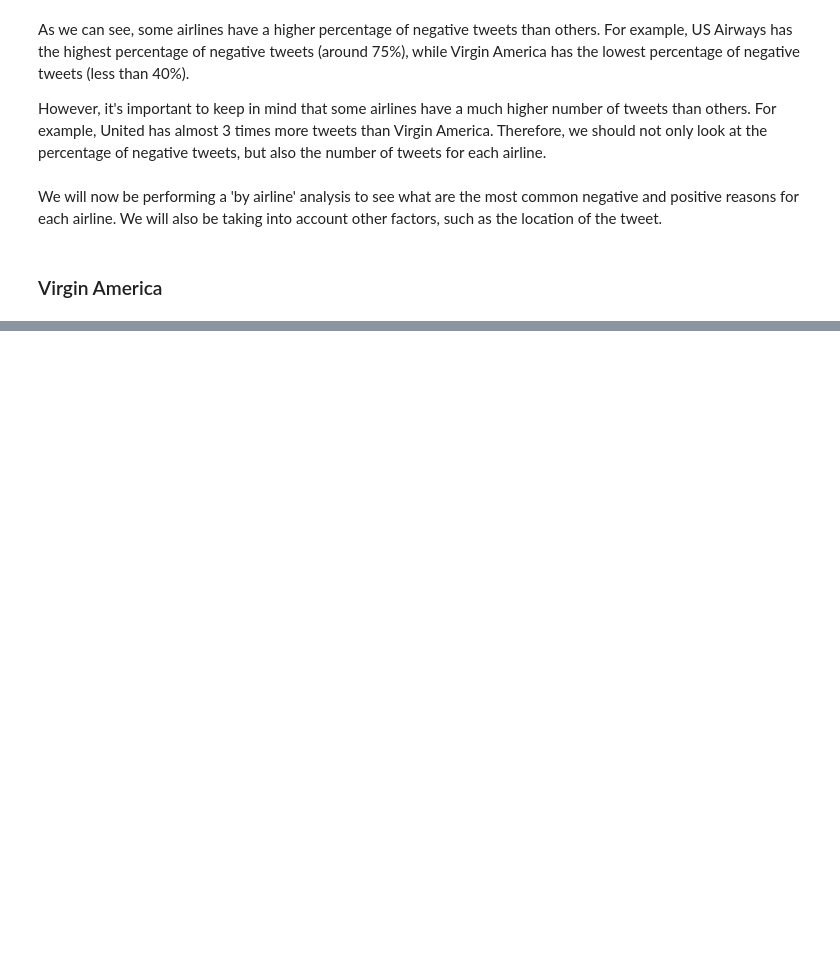
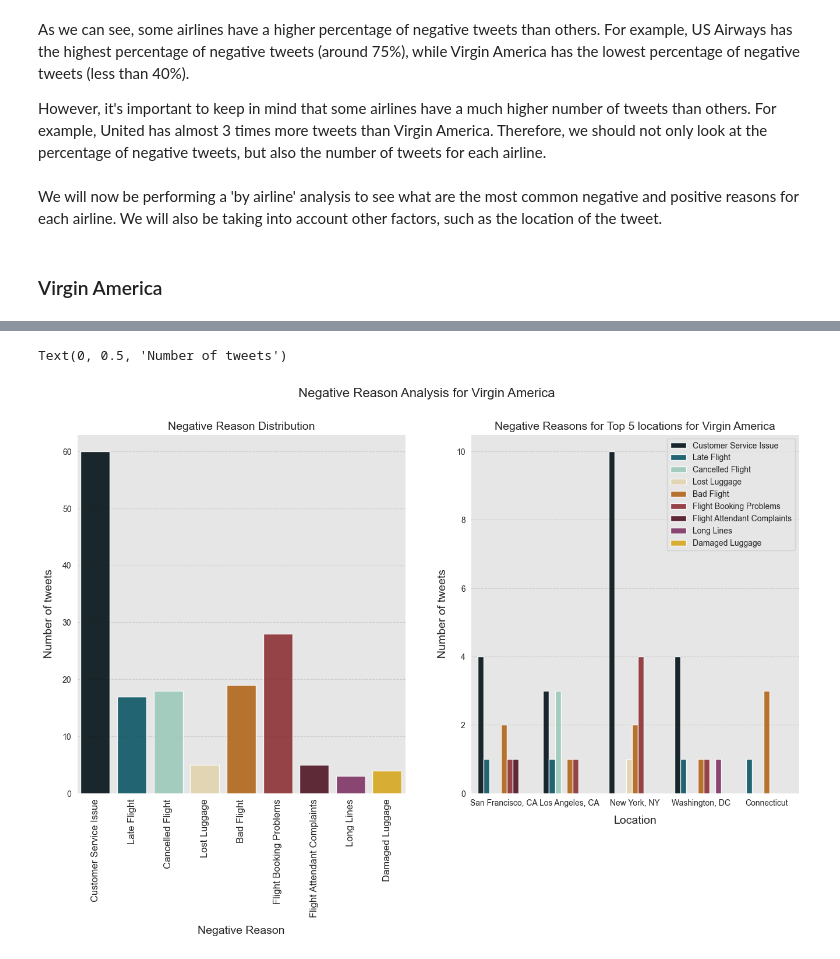
Before and after one commit to scuellaralmagro/airline-sentiment-analysis, a Jupyter notebook: tweets_EDA.ipynb, the cells around one changed output, grey strips where cells are left out. Saved outputs shown, nothing was run; the diff lists cells and outputs as text; code cells hidden in the pictures; blank space fills up the shorter version.

```diff
--- a/tweets_EDA.ipynb
+++ b/tweets_EDA.ipynb
@@ -513,0 +535,44 @@ Text(0.5, 1.0, 'Virgin America')
+# %%
+fig, ax = plt.subplots(1, 2, figsize=(16,8))
+fig.suptitle('Negative Reason Analysis for Virgin America', fontsize=16)
+
+# Plot the distribution of the negative_reason column for this airline as a bar chart.
+# We will be ignoring the 'Can't Tell' reason, as it is not a valid reason.
+fig6 = sns.countplot(data=data[data['airline'] == 'Virgin America'], x='negativereason',
+                     order=['Customer Service Issue', 'Late Flight', 'Cancelled Flight', 'Lost Luggage', 'Bad Flight',
+                             'Flight Booking Problems', 'Flight Attendant Complaints', 'longlines', 'Damaged Luggage'],
+                     palette = ['#001219', '#005f73', '#94d2bd', '#e9d8a6', '#ca6702', '#9b2226', '#580c1f', '#8c2968', '#f5b700'],
+                     alpha=0.9,
+                     ax=ax[0])
+
+fig6.set_title('Negative Reason Distribution', fontsize=14)
+fig6.set_xlabel('Negative Reason', fontsize=14, labelpad=10)
+fig6.set_xticklabels(['Customer Service Issue', 'Late Flight', 'Cancelled Flight', 'Lost Luggage', 'Bad Flight',
+                      'Flight Booking Problems', 'Flight Attendant Complaints', 'Long Lines', 'Damaged Luggage'],
+                      fontsize=12, rotation=90)
+fig6.set_ylabel('Number of tweets', fontsize=14, labelpad=10)
+
+# We will now be checking the distribution of negative reasons for 4 of the main locations separately,
+# namely San Francisco, Los Angeles, New York, Washington and Connecticut. This is in order to
+# see if there are any differences in the negative reasons for each location.
+locations = ['San Francisco, CA', 'Los Angeles, CA', 'New York, NY', 'Washington, DC', 'CT']
+filtered_df = data[(data['airline'] == 'Virgin America') & (data['tweet_location'].isin(locations))]
+fig7 = sns.countplot(data = filtered_df, x='tweet_location', hue='negativereason',
+                    hue_order=['Customer Service Issue', 'Late Flight', 'Cancelled Flight', 'Lost Luggage', 'Bad Flight',
+                               'Flight Booking Problems', 'Flight Attendant Complaints', 'longlines', 'Damaged Luggage'],
+                    palette = ['#001219', '#005f73', '#94d2bd', '#e9d8a6', '#ca6702', '#9b2226', '#580c1f', '#8c2968', '#f5b700'],
+                    alpha=0.9,
+                    width=0.8,
+                    ax=ax[1])
+
+fig7.set_title('Negative Reasons for Top 5 locations for Virgin America', fontsize=14)
+fig7.set_xlabel('Location', fontsize=14, labelpad=10)
+fig7.set_xticklabels(['San Francisco, CA', 'Los Angeles, CA', 'New York, NY', 'Washington, DC', 'Connecticut'])
+fig7.legend(labels=['Customer Service Issue', 'Late Flight', 'Cancelled Flight', 'Lost Luggage', 'Bad Flight',
+                    'Flight Booking Problems', 'Flight Attendant Complaints', 'Long Lines', 'Damaged Luggage'],
+            loc='upper right',
+            fontsize=10)
+fig7.set_ylabel('Number of tweets', fontsize=14, labelpad=10)
+# %% [output]
+Text(0, 0.5, 'Number of tweets')
+[figure, added]
```
Also changed, not shown: parts of 7 cells of this notebook.
